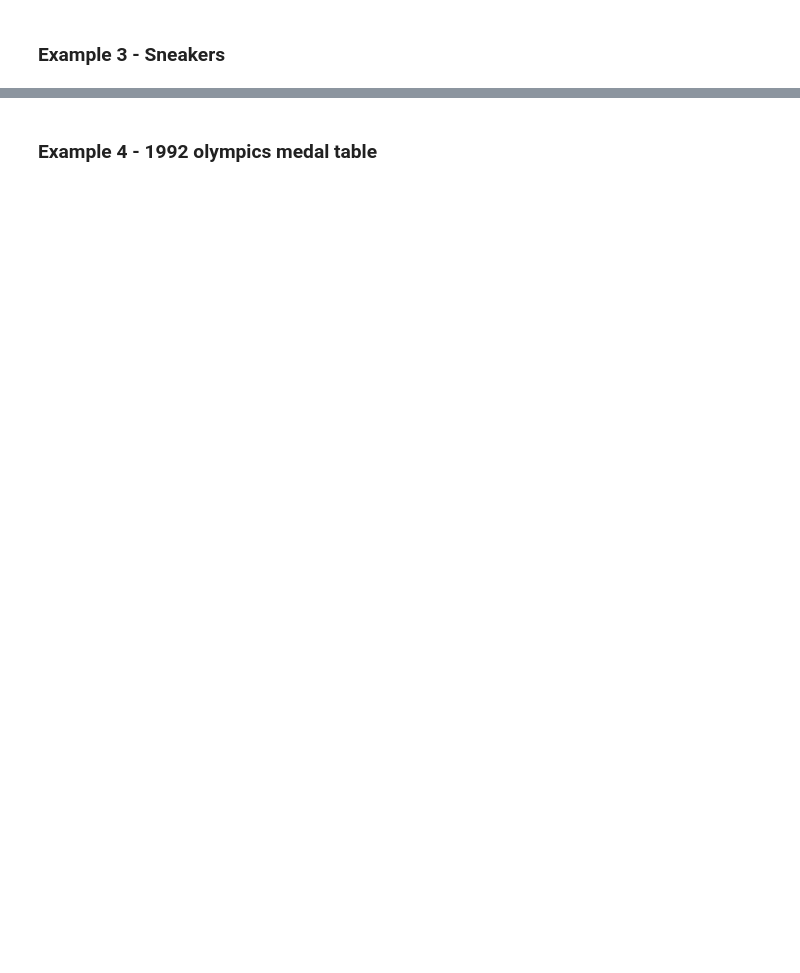
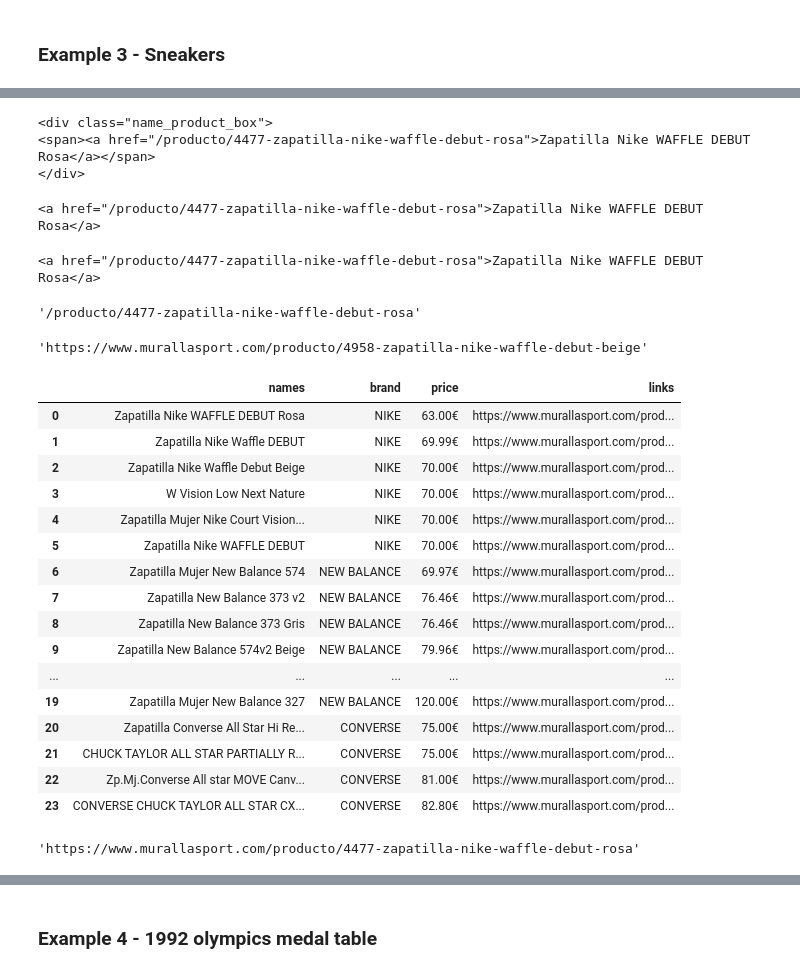
Before and after one commit to DanielReverter/lectures, a Jupyter notebook: week-3/04- Web scraping-v2.ipynb, the cells around one changed output, grey strips where cells are left out. Cells and saved outputs as stored; diff of their text form; code cells hidden in the pictures; blank space fills up the shorter version.

```diff
--- a/week-3/04- Web scraping-v2.ipynb
+++ b/week-3/04- Web scraping-v2.ipynb
@@ -161,0 +419,8 @@ url = "https://www.murallasport.com/29-zapatillas-moda-mujer"
+# %%
+new_list = []
+for money in price:
+    if "\n" in money:
+        new_list.append(money.split("\n")[0])
+    else:
+        new_list.append(money)
+new_list[0]
@@ -161,0 +433,55 @@ url = "https://www.murallasport.com/29-zapatillas-moda-mujer"
+# %%
+links_select = soup.find_all("div", {"class":"name_product_box"})
+links_select[0]
+# %% [output]
+<div class="name_product_box">
+<span><a href="/producto/4477-zapatilla-nike-waffle-debut-rosa">Zapatilla Nike WAFFLE DEBUT Rosa</a></span>
+</div>
+# %%
+links_select[0].find_all("a")[0]
+# %% [output]
+<a href="/producto/4477-zapatilla-nike-waffle-debut-rosa">Zapatilla Nike WAFFLE DEBUT Rosa</a>
+# %%
+# This is the same: find just returns the first one. In this case there's only one
+links_select[0].find("a")
+# %% [output]
+<a href="/producto/4477-zapatilla-nike-waffle-debut-rosa">Zapatilla Nike WAFFLE DEBUT Rosa</a>
+# %%
+links_select[0].find("a").get("href")
+# %% [output]
+'/producto/4477-zapatilla-nike-waffle-debut-rosa'
+# %%
+links = [f"https://www.murallasport.com{element.find('a').get('href')}" for element in links_select]
+links[2]
+# %% [output]
+'https://www.murallasport.com/producto/4958-zapatilla-nike-waffle-debut-beige'
+# %%
+# Turn this into a DF
+
+all_together = {
+    "names":name,
+    "brand":brand,
+    "price":new_list,
+    "links":links
+}
+# %%
+sneakers = pd.DataFrame(all_together)
+sneakers
+# %% [output]
+|  | names | brand | price | links |
+| 0 | Zapatilla Nike WAFFLE DEBUT Rosa | NIKE | 63.00€ | https://www.murallasport.com/prod... |
+| 1 | Zapatilla Nike Waffle DEBUT | NIKE | 69.99€ | https://www.murallasport.com/prod... |
+| 2 | Zapatilla Nike Waffle Debut Beige | NIKE | 70.00€ | https://www.murallasport.com/prod... |
+| 3 | W Vision Low Next Nature | NIKE | 70.00€ | https://www.murallasport.com/prod... |
+| 4 | Zapatilla Mujer Nike Court Vision... | NIKE | 70.00€ | https://www.murallasport.com/prod... |
+| 5 | Zapatilla Nike WAFFLE DEBUT | NIKE | 70.00€ | https://www.murallasport.com/prod... |
+| 6 | Zapatilla Mujer New Balance 574 | NEW BALANCE | 69.97€ | https://www.murallasport.com/prod... |
+| 7 | Zapatilla New Balance 373 v2 | NEW BALANCE | 76.46€ | https://www.murallasport.com/prod... |
+| 8 | Zapatilla New Balance 373 Gris | NEW BALANCE | 76.46€ | https://www.murallasport.com/prod... |
+| 9 | Zapatilla New Balance 574v2 Beige | NEW BALANCE | 79.96€ | https://www.murallasport.com/prod... |
+| ... | ... | ... | ... | ... |
+| 19 | Zapatilla Mujer New Balance 327 | NEW BALANCE | 120.00€ | https://www.murallasport.com/prod... |
+| 20 | Zapatilla Converse All Star Hi Re... | CONVERSE | 75.00€ | https://www.murallasport.com/prod... |
+| 21 | CHUCK TAYLOR ALL STAR PARTIALLY R... | CONVERSE | 75.00€ | https://www.murallasport.com/prod... |
+| 22 | Zp.Mj.Converse All star MOVE Canv... | CONVERSE | 81.00€ | https://www.murallasport.com/prod... |
+| 23 | CONVERSE CHUCK TAYLOR ALL STAR CX... | CONVERSE | 82.80€ | https://www.murallasport.com/prod... |
@@ -161,0 +490,6 @@ url = "https://www.murallasport.com/29-zapatillas-moda-mujer"
+# %%
+soup_description = BeautifulSoup(requests.get(url).content, "html.parser")
+one_link = links[0]
+links[0]
+# %% [output]
+'https://www.murallasport.com/producto/4477-zapatilla-nike-waffle-debut-rosa'
```
Also changed, not shown: parts of 65 cells of this notebook.
